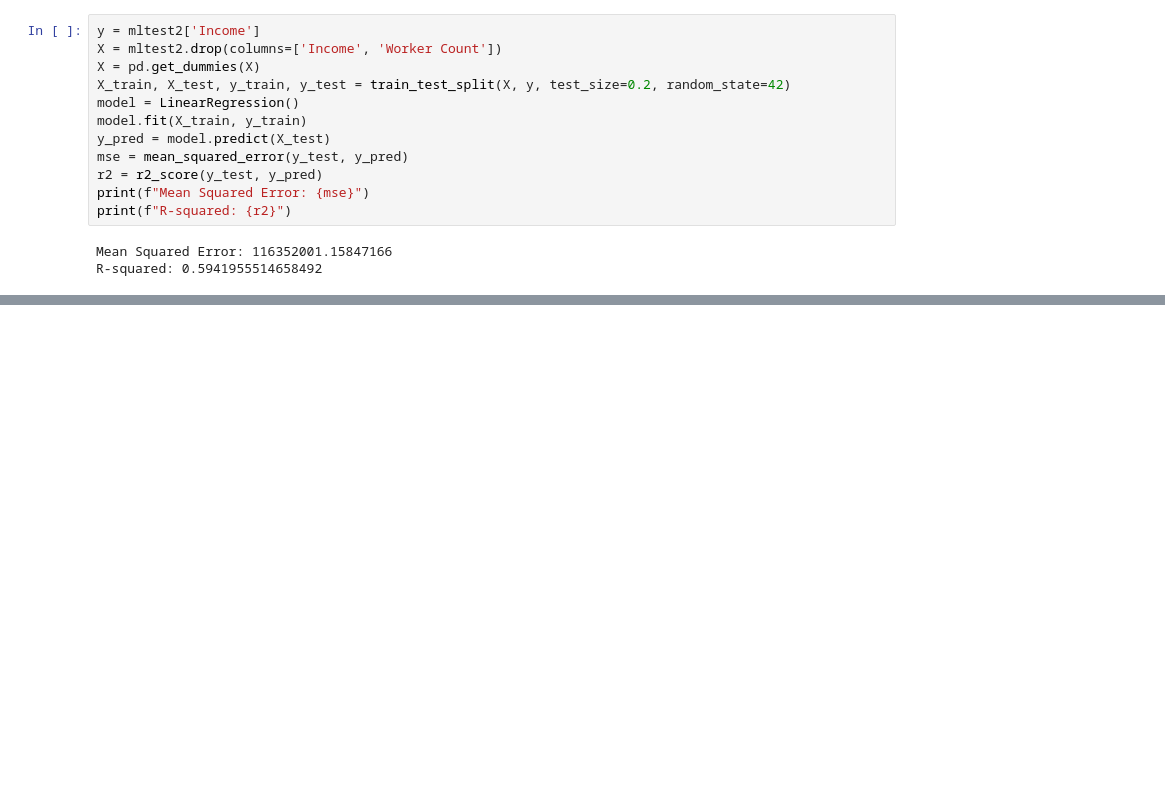
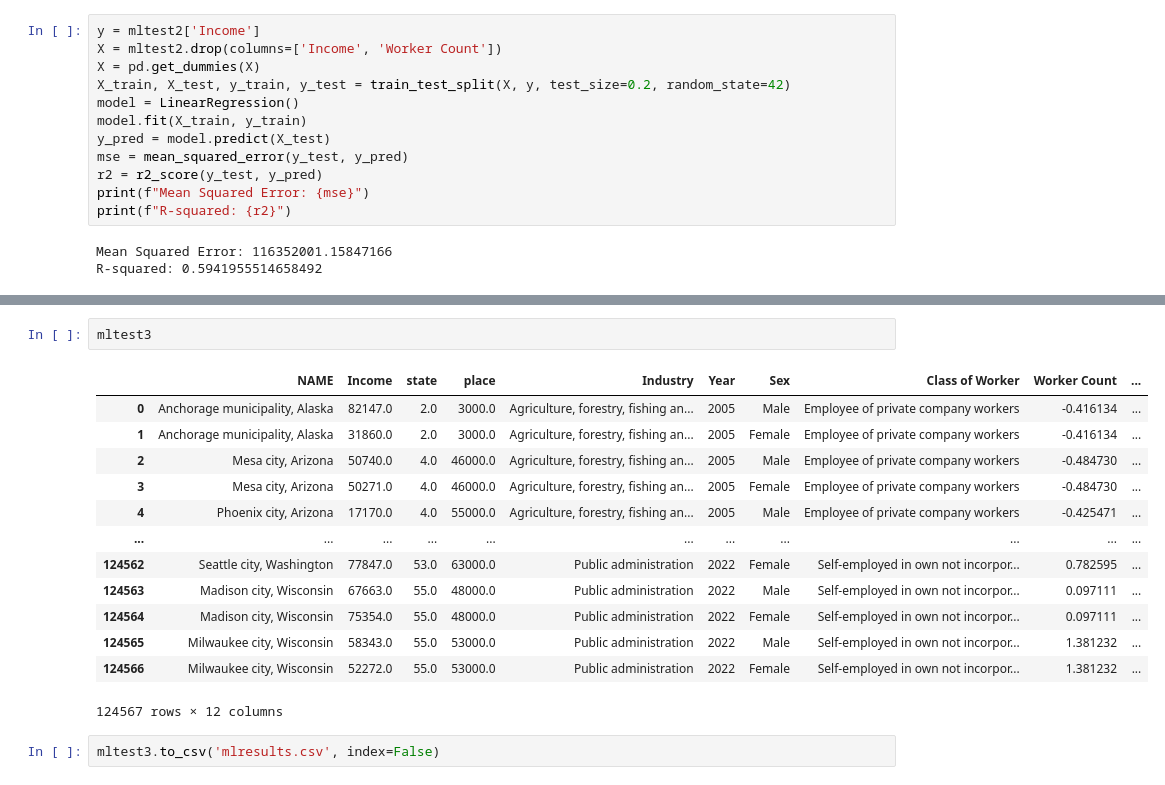
Before and after one commit to DRroth76/census_analysis_machine_learning_model, a Jupyter notebook: income_prediction.ipynb, the cells around one changed output, grey strips where cells are left out. Saved outputs shown, nothing was run; the diff lists cells and outputs as text; blank space fills up the shorter version.

Commit message:
Add mlresults and update income_prediction

```diff
--- a/income_prediction.ipynb
+++ b/income_prediction.ipynb
@@ -189,0 +190,18 @@ R-squared: 0.5987325940304711
+# %%
+mltest3
+# %% [output]
+|  | NAME | Income | state | place | Industry | Year | Sex | Class of Worker | Worker Count | ... |
+| 0 | Anchorage municipality, Alaska | 82147.0 | 2.0 | 3000.0 | Agriculture, forestry, fishing an... | 2005 | Male | Employee of private company workers | -0.416134 | ... |
+| 1 | Anchorage municipality, Alaska | 31860.0 | 2.0 | 3000.0 | Agriculture, forestry, fishing an... | 2005 | Female | Employee of private company workers | -0.416134 | ... |
+| 2 | Mesa city, Arizona | 50740.0 | 4.0 | 46000.0 | Agriculture, forestry, fishing an... | 2005 | Male | Employee of private company workers | -0.484730 | ... |
+| 3 | Mesa city, Arizona | 50271.0 | 4.0 | 46000.0 | Agriculture, forestry, fishing an... | 2005 | Female | Employee of private company workers | -0.484730 | ... |
+| 4 | Phoenix city, Arizona | 17170.0 | 4.0 | 55000.0 | Agriculture, forestry, fishing an... | 2005 | Male | Employee of private company workers | -0.425471 | ... |
+| ... | ... | ... | ... | ... | ... | ... | ... | ... | ... | ... |
+| 124562 | Seattle city, Washington | 77847.0 | 53.0 | 63000.0 | Public administration | 2022 | Female | Self-employed in own not incorpor... | 0.782595 | ... |
+| 124563 | Madison city, Wisconsin | 67663.0 | 55.0 | 48000.0 | Public administration | 2022 | Male | Self-employed in own not incorpor... | 0.097111 | ... |
+| 124564 | Madison city, Wisconsin | 75354.0 | 55.0 | 48000.0 | Public administration | 2022 | Female | Self-employed in own not incorpor... | 0.097111 | ... |
+| 124565 | Milwaukee city, Wisconsin | 58343.0 | 55.0 | 53000.0 | Public administration | 2022 | Male | Self-employed in own not incorpor... | 1.381232 | ... |
+| 124566 | Milwaukee city, Wisconsin | 52272.0 | 55.0 | 53000.0 | Public administration | 2022 | Female | Self-employed in own not incorpor... | 1.381232 | ... |
+124567 rows × 12 columns
+# %%
+mltest3.to_csv('mlresults.csv', index=False)
```
Also changed, not shown: parts of 16 cells of this notebook, 1 other file.
